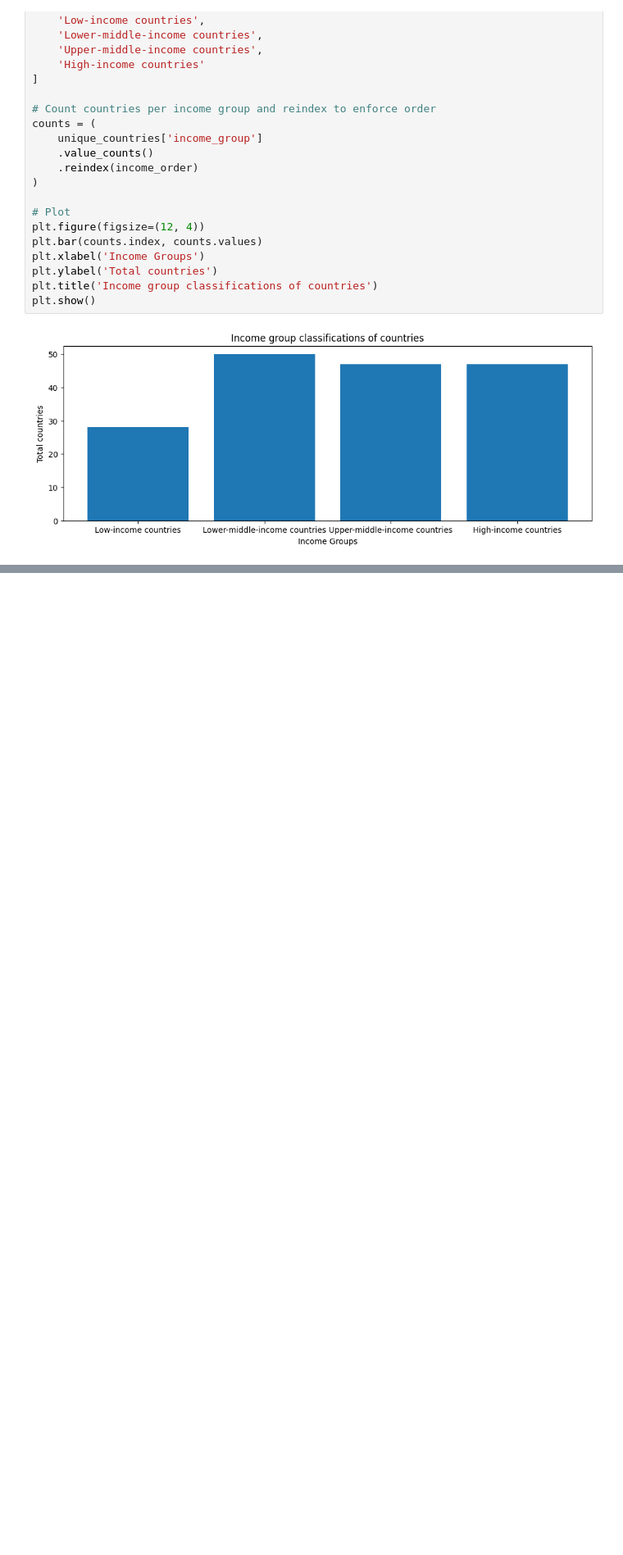
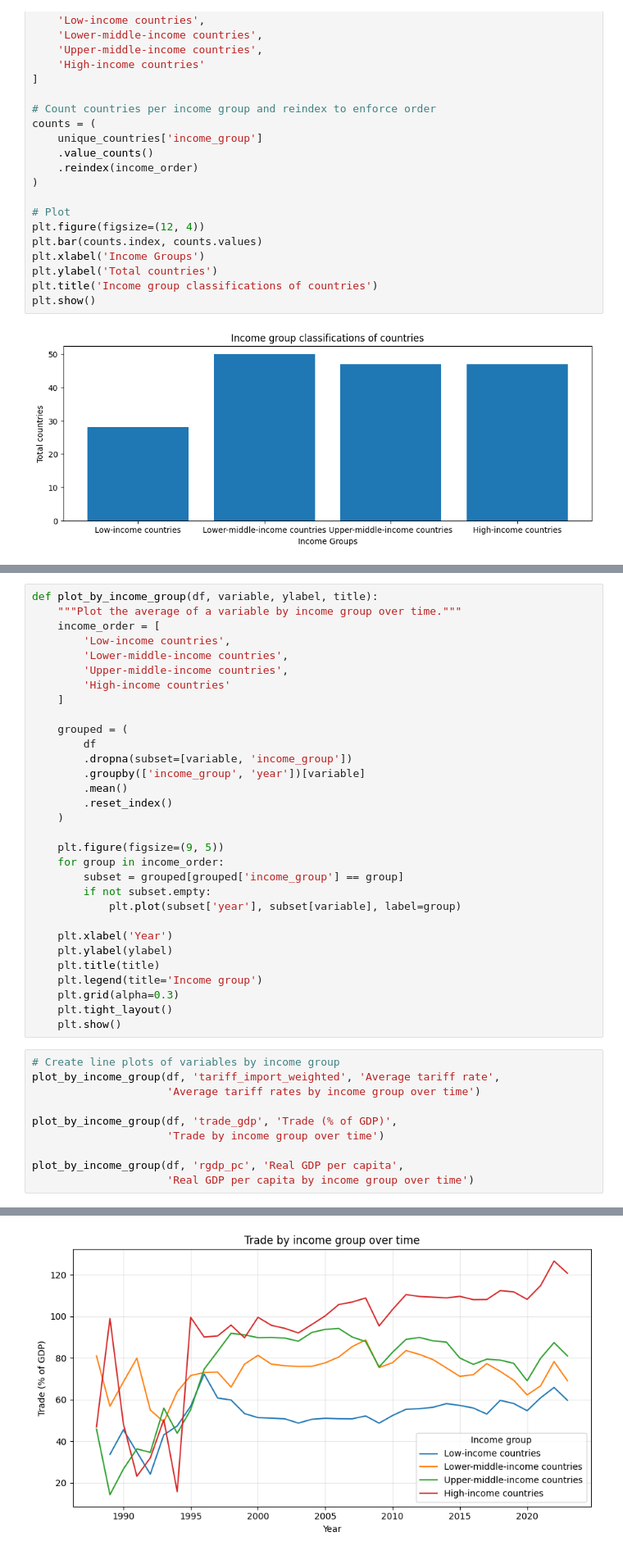
Before and after one commit to RadostTrak/trade-growth-panel-analysis, a Jupyter notebook: 02_data_exploration.ipynb, the cells around one changed output, grey strips where cells are left out. Shown at 82% size. Saved outputs shown, nothing was run; the diff lists cells and outputs as text; blank space fills up the shorter version.

Commit message:
Make line plot code more efficient

```diff
--- a/02_data_exploration.ipynb
+++ b/02_data_exploration.ipynb
@@ -234,0 +115,42 @@ plt.show()
+# %%
+def plot_by_income_group(df, variable, ylabel, title):
+    """Plot the average of a variable by income group over time."""
+    income_order = [
+        'Low-income countries',
+        'Lower-middle-income countries',
+        'Upper-middle-income countries',
+        'High-income countries'
+    ]
+
+    grouped = (
+        df
+        .dropna(subset=[variable, 'income_group'])
+        .groupby(['income_group', 'year'])[variable]
+        .mean()
+        .reset_index()
+    )
+
+    plt.figure(figsize=(9, 5))
+    for group in income_order:
+        subset = grouped[grouped['income_group'] == group]
+        if not subset.empty:
+            plt.plot(subset['year'], subset[variable], label=group)
+
+    plt.xlabel('Year')
+    plt.ylabel(ylabel)
+    plt.title(title)
+    plt.legend(title='Income group')
+    plt.grid(alpha=0.3)
+    plt.tight_layout()
+    plt.show()
+# %%
+# Create line plots of variables by income group
+plot_by_income_group(df, 'tariff_import_weighted', 'Average tariff rate',
+                     'Average tariff rates by income group over time')
+
+plot_by_income_group(df, 'trade_gdp', 'Trade (% of GDP)',
+                     'Trade by income group over time')
+
+plot_by_income_group(df, 'rgdp_pc', 'Real GDP per capita',
+                     'Real GDP per capita by income group over time')
+# %% [output]
@@ -234,0 +158 @@ plt.show()
+[figure, added]
```
Also changed, not shown: parts of 4 cells of this notebook.
